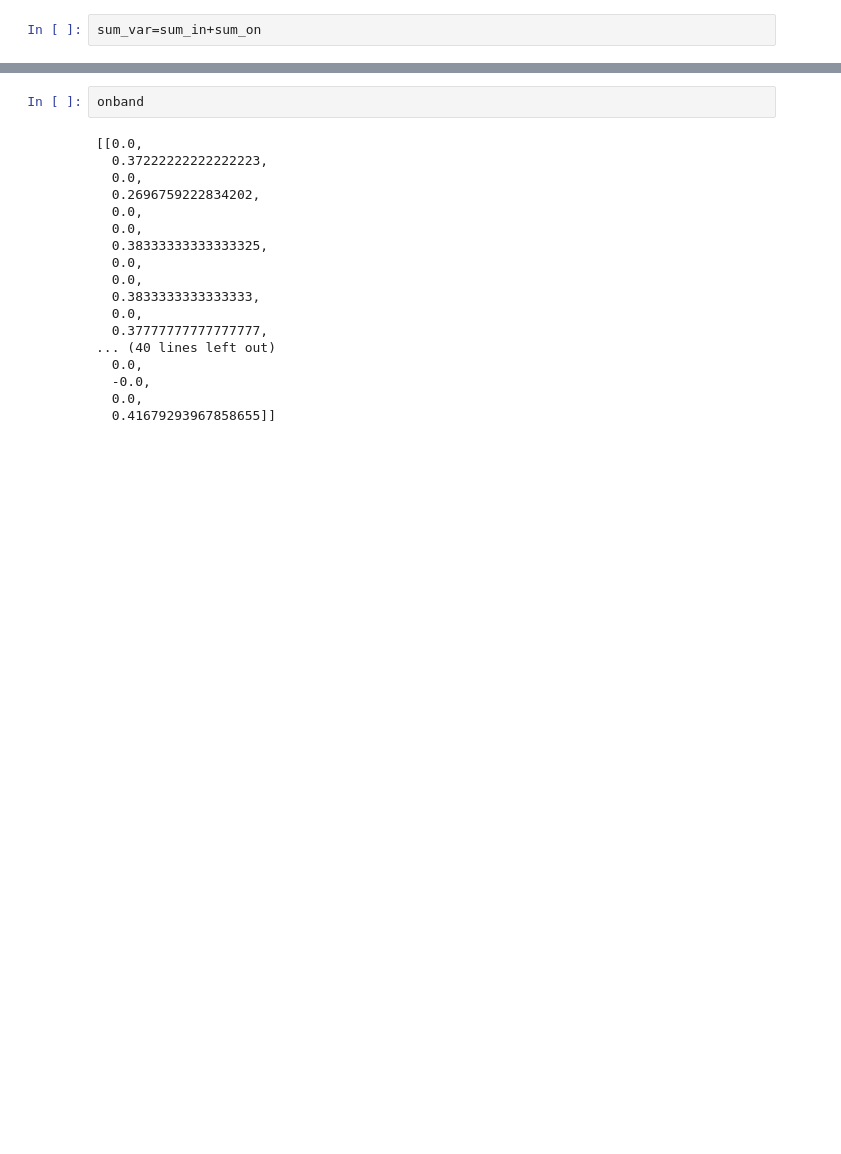
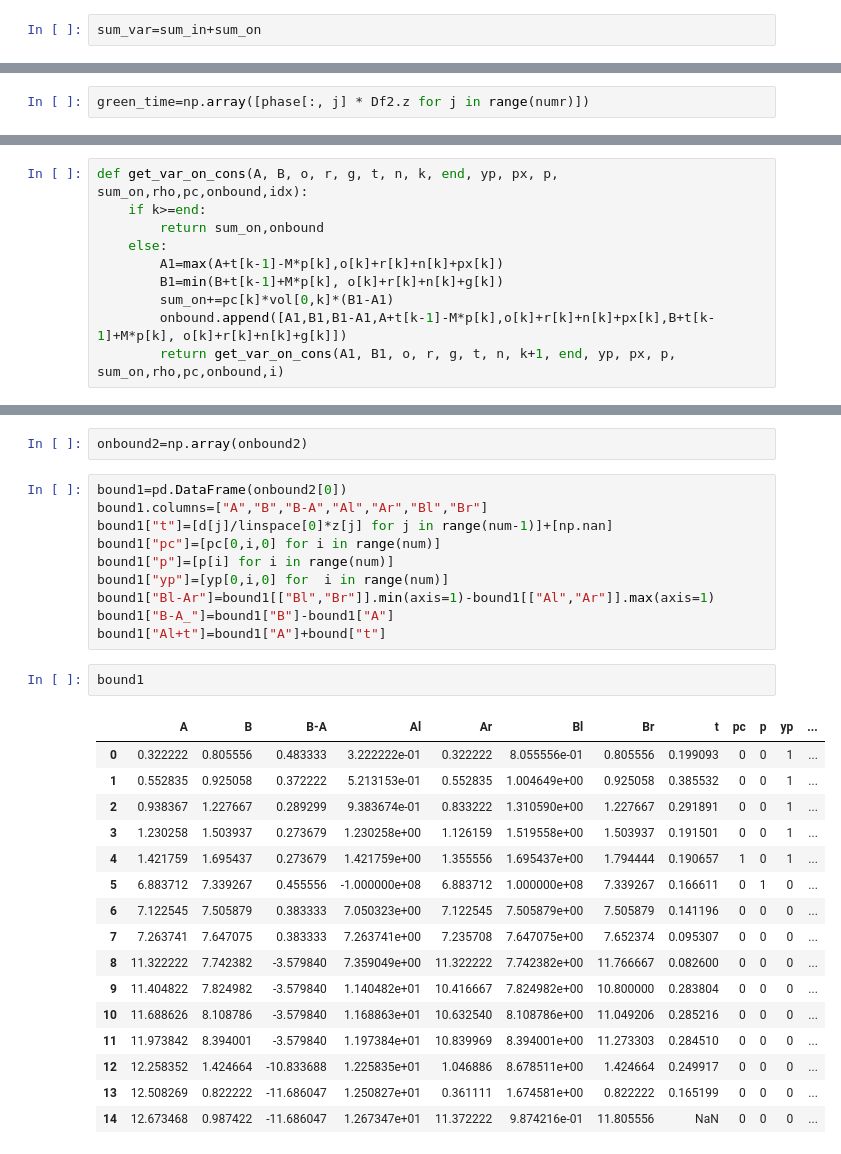
Before and after one commit to eeeecj/LMPband, a Jupyter notebook: proposed-variablespeed.ipynb, the cells around one changed output, grey strips where cells are left out. Cells and saved outputs as stored; diff of their text form; blank space fills up the shorter version.

```diff
--- a/proposed-variablespeed.ipynb
+++ b/proposed-variablespeed.ipynb
@@ -534,0 +636,2 @@ def get_var_in_band(A, B, o, r, g, t, n, k, end, yp, px, p, inband,rho):
+# %%
+green_time=np.array([phase[:, j] * Df2.z for j in range(numr)])
@@ -535 +759,11 @@ def get_var_in_band(A, B, o, r, g, t, n, k, end, yp, px, p, inband,rho):
+# %%
+def get_var_on_cons(A, B, o, r, g, t, n, k, end, yp, px, p, sum_on,rho,pc,onbound,idx):
+    if k>=end:
+        return sum_on,onbound
+    else:
+        A1=max(A+t[k-1]-M*p[k],o[k]+r[k]+n[k]+px[k])
+        B1=min(B+t[k-1]+M*p[k], o[k]+r[k]+n[k]+g[k])
+        sum_on+=pc[k]*vol[0,k]*(B1-A1)
+        onbound.append([A1,B1,B1-A1,A+t[k-1]-M*p[k],o[k]+r[k]+n[k]+px[k],B+t[k-1]+M*p[k], o[k]+r[k]+n[k]+g[k]])
+        return get_var_on_cons(A1, B1, o, r, g, t, n, k+1, end, yp, px, p, sum_on,rho,pc,onbound,i)
 # %%
@@ -574,20 +795,31 @@ for i,v in enumerate(linspace):
-# %%
-onband
-# %% [output]
-[[0.0,
-  0.37222222222222223,
-  0.0,
-  0.2696759222834202,
-  0.0,
-  0.0,
-  0.38333333333333325,
-  0.0,
-  0.0,
-  0.3833333333333333,
-  0.0,
-  0.37777777777777777,
-... (40 lines left out)
-  0.0,
-  -0.0,
-  0.0,
-  0.41679293967858655]]
+# %%
+onbound2=np.array(onbound2)
+# %%
+bound1=pd.DataFrame(onbound2[0])
+bound1.columns=["A","B","B-A","Al","Ar","Bl","Br"]
+bound1["t"]=[d[j]/linspace[0]*z[j] for j in range(num-1)]+[np.nan]
+bound1["pc"]=[pc[0,i,0] for i in range(num)]
+bound1["p"]=[p[i] for i in range(num)]
+bound1["yp"]=[yp[0,i,0] for  i in range(num)]
+bound1["Bl-Ar"]=bound1[["Bl","Br"]].min(axis=1)-bound1[["Al","Ar"]].max(axis=1)
+bound1["B-A_"]=bound1["B"]-bound1["A"]
+bound1["Al+t"]=bound1["A"]+bound["t"]
+# %%
+bound1
+# %% [output]
+|  | A | B | B-A | Al | Ar | Bl | Br | t | pc | p | yp | ... |
+| 0 | 0.322222 | 0.805556 | 0.483333 | 3.222222e-01 | 0.322222 | 8.055556e-01 | 0.805556 | 0.199093 | 0 | 0 | 1 | ... |
+| 1 | 0.552835 | 0.925058 | 0.372222 | 5.213153e-01 | 0.552835 | 1.004649e+00 | 0.925058 | 0.385532 | 0 | 0 | 1 | ... |
+| 2 | 0.938367 | 1.227667 | 0.289299 | 9.383674e-01 | 0.833222 | 1.310590e+00 | 1.227667 | 0.291891 | 0 | 0 | 1 | ... |
+| 3 | 1.230258 | 1.503937 | 0.273679 | 1.230258e+00 | 1.126159 | 1.519558e+00 | 1.503937 | 0.191501 | 0 | 0 | 1 | ... |
+| 4 | 1.421759 | 1.695437 | 0.273679 | 1.421759e+00 | 1.355556 | 1.695437e+00 | 1.794444 | 0.190657 | 1 | 0 | 1 | ... |
+| 5 | 6.883712 | 7.339267 | 0.455556 | -1.000000e+08 | 6.883712 | 1.000000e+08 | 7.339267 | 0.166611 | 0 | 1 | 0 | ... |
+| 6 | 7.122545 | 7.505879 | 0.383333 | 7.050323e+00 | 7.122545 | 7.505879e+00 | 7.505879 | 0.141196 | 0 | 0 | 0 | ... |
+| 7 | 7.263741 | 7.647075 | 0.383333 | 7.263741e+00 | 7.235708 | 7.647075e+00 | 7.652374 | 0.095307 | 0 | 0 | 0 | ... |
+| 8 | 11.322222 | 7.742382 | -3.579840 | 7.359049e+00 | 11.322222 | 7.742382e+00 | 11.766667 | 0.082600 | 0 | 0 | 0 | ... |
+| 9 | 11.404822 | 7.824982 | -3.579840 | 1.140482e+01 | 10.416667 | 7.824982e+00 | 10.800000 | 0.283804 | 0 | 0 | 0 | ... |
+| 10 | 11.688626 | 8.108786 | -3.579840 | 1.168863e+01 | 10.632540 | 8.108786e+00 | 11.049206 | 0.285216 | 0 | 0 | 0 | ... |
+| 11 | 11.973842 | 8.394001 | -3.579840 | 1.197384e+01 | 10.839969 | 8.394001e+00 | 11.273303 | 0.284510 | 0 | 0 | 0 | ... |
+| 12 | 12.258352 | 1.424664 | -10.833688 | 1.225835e+01 | 1.046886 | 8.678511e+00 | 1.424664 | 0.249917 | 0 | 0 | 0 | ... |
+| 13 | 12.508269 | 0.822222 | -11.686047 | 1.250827e+01 | 0.361111 | 1.674581e+00 | 0.822222 | 0.165199 | 0 | 0 | 0 | ... |
+| 14 | 12.673468 | 0.987422 | -11.686047 | 1.267347e+01 | 11.372222 | 9.874216e-01 | 11.805556 | NaN | 0 | 0 | 0 | ... |
```
Also changed, not shown: parts of 43 cells of this notebook, 8 other files.
